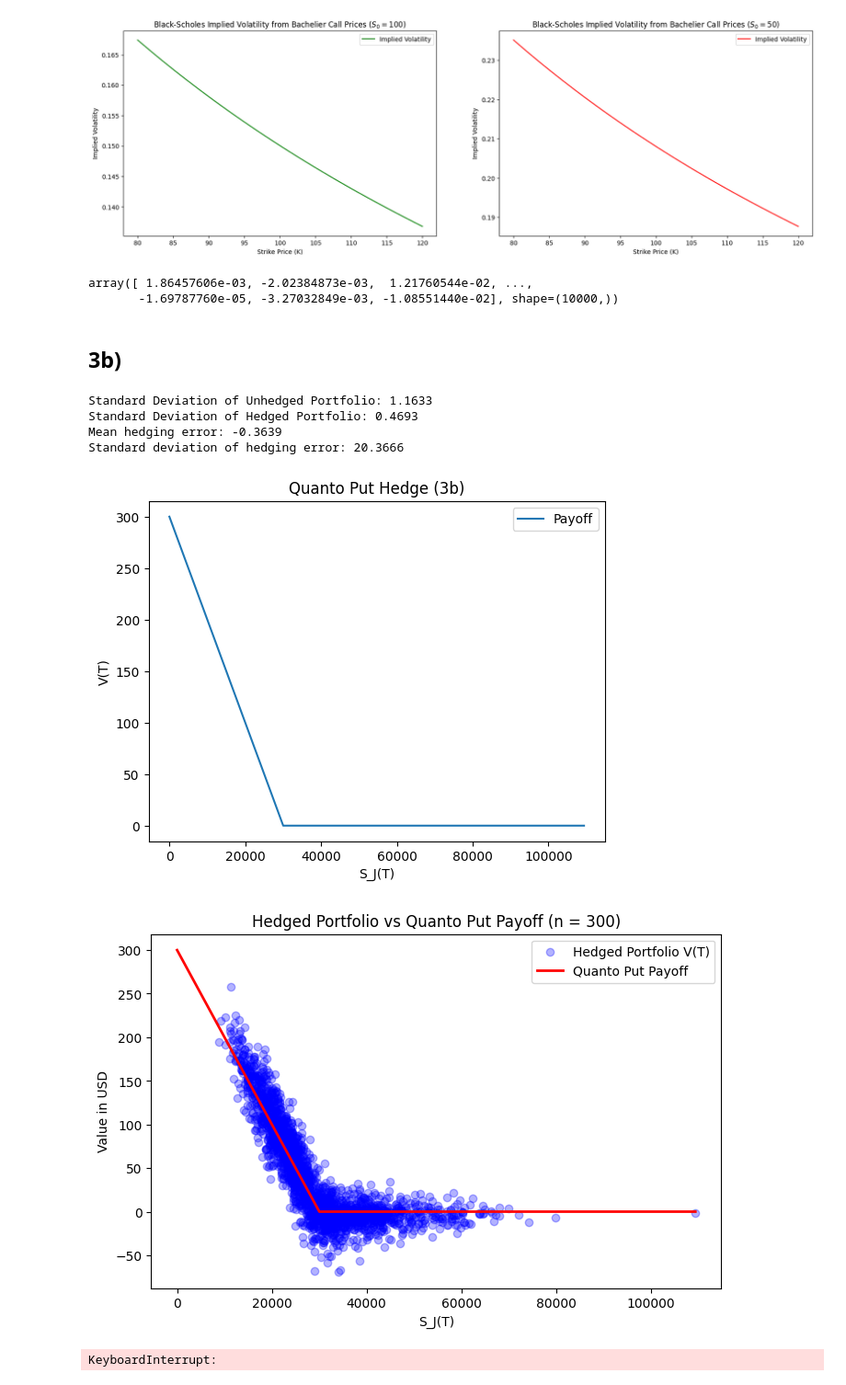
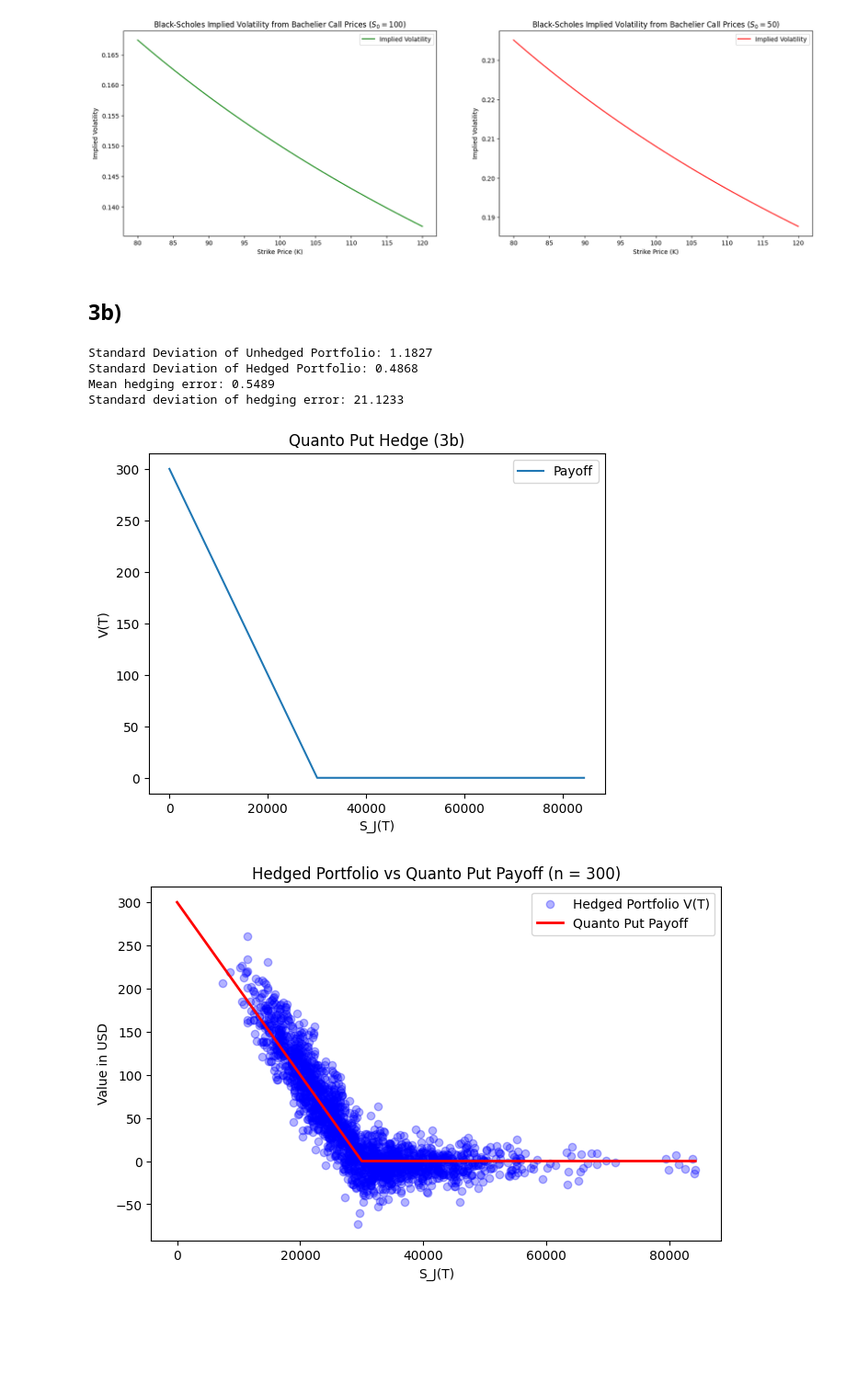
Before and after one commit to Ideadben/Continuous-Time-Finance-2, a Jupyter notebook: Hand-in 1.ipynb, the cells around one changed output. Shown at 92% size. Drawn from its saved outputs; the diff is of its cells as text; code cells hidden in the pictures; blank space fills up the shorter version.

```diff
--- a/Hand-in 1.ipynb
+++ b/Hand-in 1.ipynb
@@ -75,13 +75,6 @@ ax[1].legend()
 plt.show()
 # %% [output]
 [figure]
-# %%
-sig_X = np.array([0.1, 0.02])
-dW = np.random.normal(0, np.sqrt(dt), size = (2, 10000))
-sig_X @ dW
-# %% [output]
-array([ 1.86457606e-03, -2.02384873e-03,  1.21760544e-02, ...,
-       -1.69787760e-05, -3.27032849e-03, -1.08551440e-02], shape=(10000,))
 # %% [markdown]
 ## 3b)
 # %%
@@ -136,8 +129,8 @@ def Hedge_simulator(hedge_type, n):
         hB_US = Vpf - hS_J * S_J * X - hX * X
 
         dW = np.random.normal(0, np.sqrt(dt), size = (2, n))
-        X = X * np.exp((mu_X - 0.5 * dot_XX) * dt + sig_X @ dW)
-        S_J = S_J * np.exp((mu_J - 0.5 * dot_JJ) * dt + sig_J @ dW)
+        X = X * np.cumprod(np.exp((mu_X - 0.5 * dot_XX) * dt + sig_X @ dW))
+        S_J = S_J * np.cumprod(np.exp((mu_J - 0.5 * dot_JJ) * dt + sig_J @ dW))
 
         for j in range(n):
             Vpf = hS_J * S_J[j] * X[j] + hX * X[j] * np.exp(r_J * dt) + hB_US * np.exp(r_US * dt)
@@ -151,12 +144,12 @@ def Hedge_simulator(hedge_type, n):
 
         #Save results
         results[i, 0] = Vpf
-        results[i, 1] = Y_0 * max(K - S_J, 0)
-        results[i, 2] = S_J
+        results[i, 1] = Y_0 * max(K - S_J[-1], 0)
+        results[i, 2] = S_J[-1]
 
     return results
 
-results = Hedge_simulator('3b', 300)
+results = Hedge_simulator('3b', 252)
 
 #Plotting results
 dum = np.arange(1, np.floor(max(results[:, 2])) + 1)
@@ -167,46 +160,44 @@ plt.title("Quanto Put Hedge (3b)")
 plt.legend()
 
 init_investment = F_QP(0, S_J0)
 sd_unhedged = np.exp(-r_US * T_max) * np.std(results[:, 1])/init_investment
 sd_hedged = np.exp(-r_US * T_max) * np.std(results[:, 0] - results[:, 1])/init_investment
 
 print(f"Standard Deviation of Unhedged Portfolio: {sd_unhedged:.4f}")
 print(f"Standard Deviation of Hedged Portfolio: {sd_hedged:.4f}")
 
 hedge_error = results[:, 0] - results[:, 1]  #Vpf - payoff
 
 mean_error = np.mean(hedge_error)
 std_error = np.std(hedge_error)
 print(f"Mean hedging error: {mean_error:.4f}")
 print(f"Standard deviation of hedging error: {std_error:.4f}")
 
 plt.figure(figsize=(8,5))
 plt.scatter(results[:,2], results[:,0], color='blue', alpha=0.3, label='Hedged Portfolio V(T)')
 plt.plot(dum, Y_0*np.maximum(K - dum,0), color='red', lw=2, label='Quanto Put Payoff')
 plt.xlabel('S_J(T)')
 plt.ylabel('Value in USD')
 plt.title('Hedged Portfolio vs Quanto Put Payoff (n = %s)' %300)
 plt.legend()
 plt.show()
 
+n_vals = [10, 50, 100, 200, 500, 1000, 2000, 5000]
+errors = []
 
-n_vals = [10, 50, 100, 200, 300, 1000, 2000, 5000]
-sd_hedged_vals = []
 for n in n_vals:
     results = Hedge_simulator('3b', n)
-    init_investment = F_QP(0, S_J0)
-    sd_hedged = np.exp(-r_US * T_max) * np.std(results[:, 0] - results[:, 1])/init_investment
-    sd_hedged_vals.append(sd_hedged)
-plt.plot(n_vals, sd_hedged_vals, marker='o')
-plt.xlabel('Number of Hedge Rebalancing Steps (n)')
-plt.ylabel('Standard Deviation of Hedged Portfolio')
-plt.title('Impact of Hedge Rebalancing Frequency on Hedged Portfolio Risk')
+    hedge_error = results[:,0] - results[:,1]
+    errors.append(np.mean(hedge_error**2))
+
+plt.plot(n_vals, errors, marker='o')
 plt.xscale('log')
+plt.xlabel('n')
+plt.ylabel('Mean squared hedge error')
 # %% [output]
-Standard Deviation of Unhedged Portfolio: 1.1633
-Standard Deviation of Hedged Portfolio: 0.4693
-Mean hedging error: -0.3639
-Standard deviation of hedging error: 20.3666
+Standard Deviation of Unhedged Portfolio: 1.1827
+Standard Deviation of Hedged Portfolio: 0.4868
+Mean hedging error: 0.5489
+Standard deviation of hedging error: 21.1233
-[figure, old version]
+[figure, new version]
-[figure, old version]
+[figure, new version]
-KeyboardInterrupt:
```
